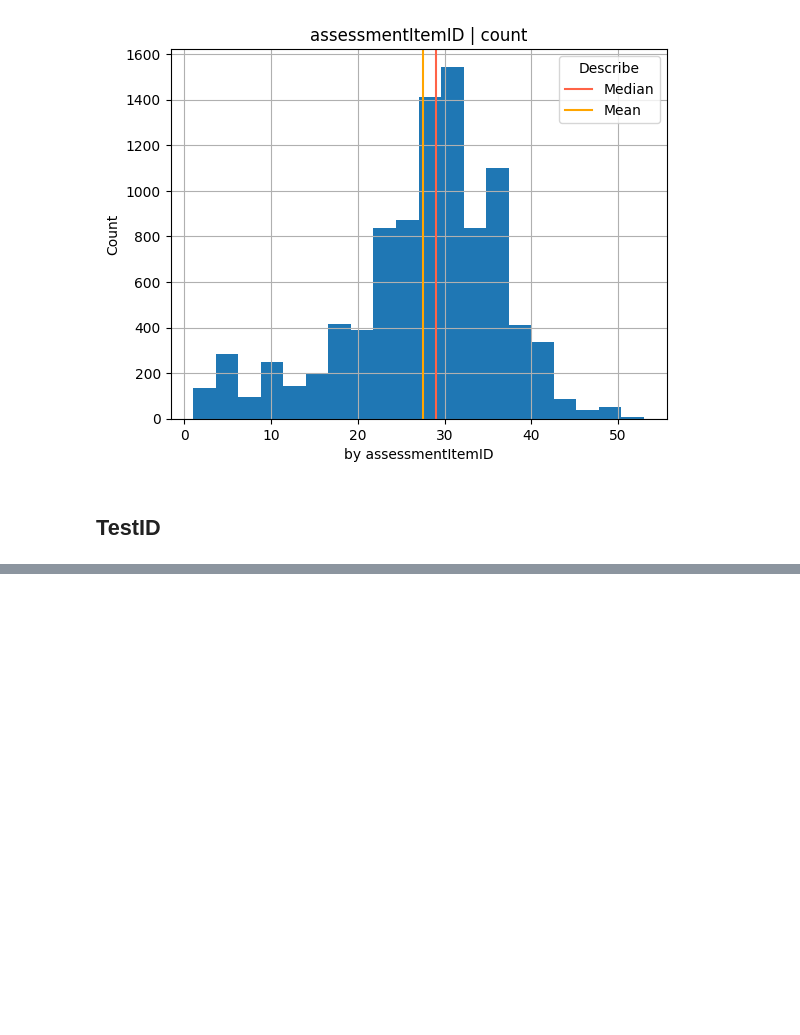
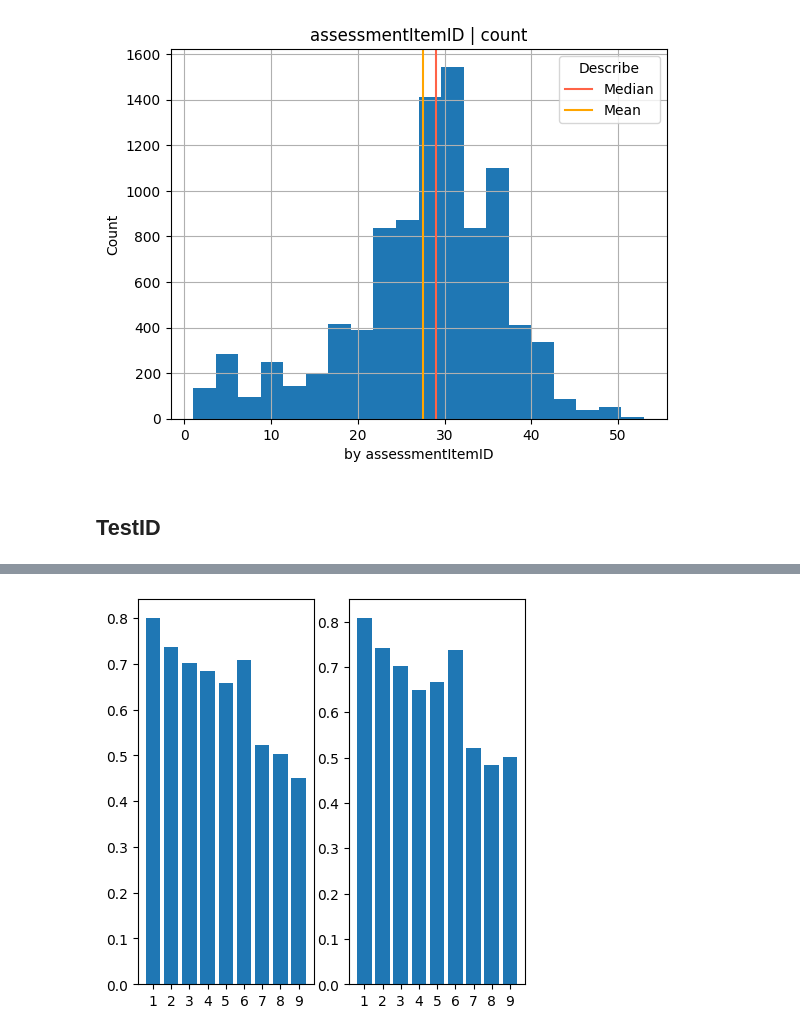
Before and after one commit to boostcampaitech4lv23recsys2/level2_dkt_recsys-level2-recsys-08, a Jupyter notebook: EDA/EDA_juj.ipynb, the cells around one changed output, grey strips where cells are left out. Saved outputs shown, nothing was run; the diff lists cells and outputs as text; code cells hidden in the pictures; blank space fills up the shorter version.

```diff
--- a/EDA/EDA_juj.ipynb
+++ b/EDA/EDA_juj.ipynb
@@ -251,0 +272,8 @@ draw_group(assessment_group_test,"userID")
+# %%
+fig,axes = plt.subplots(1,2,figsize = (5,5))
+temp = [train_big,test_big]
+for i,ax in enumerate(axes):
+    ax.bar(np.arange(1,10),temp[i]['answerCode'])
+    ax.set_xticks(np.arange(1,10))
+# %% [output]
+[figure, added]
```
Also changed, not shown: parts of 31 cells of this notebook, 12 other files.
